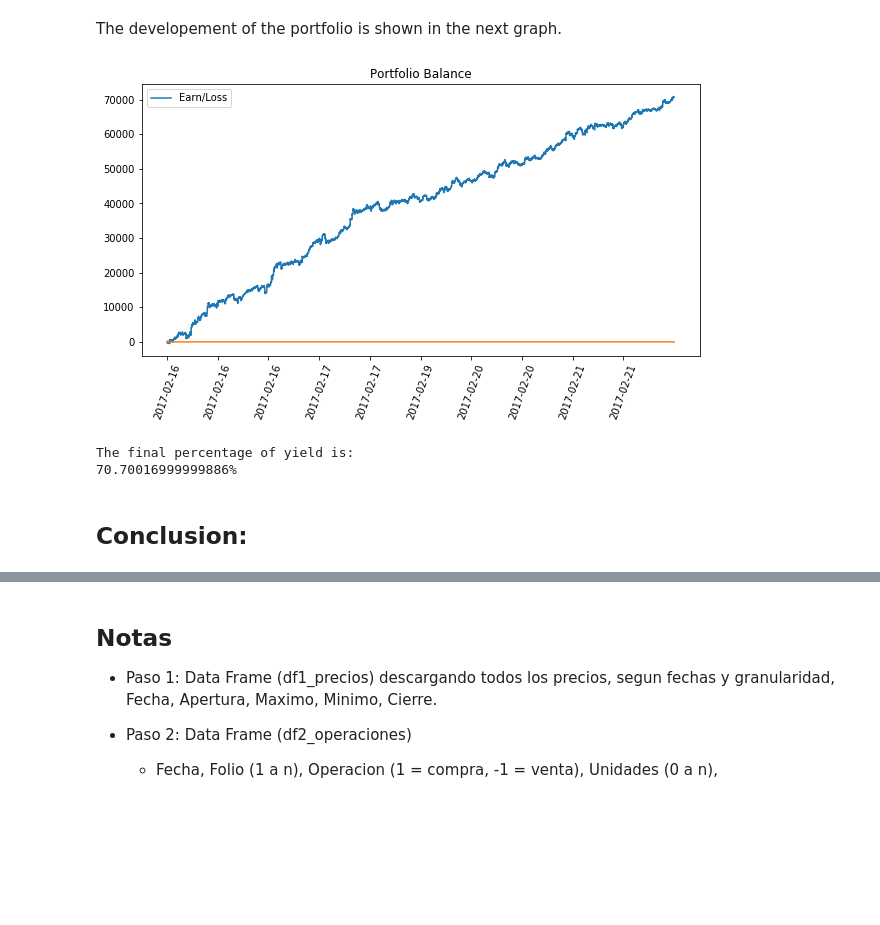
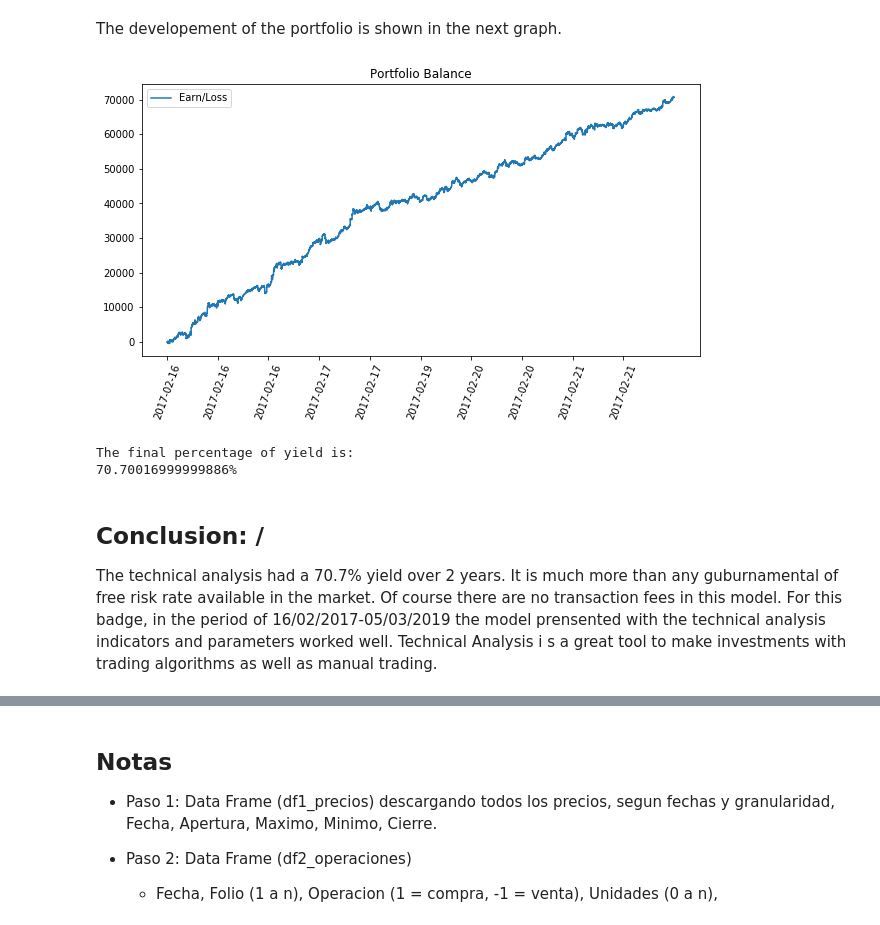
Before and after one commit to valenescobar/lab1_p1_eq4, a Jupyter notebook: lab2_pt1_eq3.ipynb, the cells around one changed output, grey strips where cells are left out. Cells and saved outputs as stored; diff of their text form; code cells hidden in the pictures; blank space fills up the shorter version.

```diff
--- a/lab2_pt1_eq3.ipynb
+++ b/lab2_pt1_eq3.ipynb
@@ -467,13 +467,12 @@ The developement of the portfolio is shown in the next graph.
 # %%
 # -- Stochastic Oscilator Graph -- #
 plt.figure(4, figsize=(10, 5))
 plt.title('Portfolio Balance')
 plt.plot(df3_Acc['Earn/Loss'], label='Earn/Loss')
-plt.plot(np.ones(len(df1_Prices))*0)
 plt.xticks(rotation=70)
 plt.xticks(np.arange(0, len(df1_Prices), len(df1_Prices)/n_tick), d)
 plt.legend()
 plt.show()
 # %% [output]
-[figure, old version]
+[figure, new version]
 # %%
@@ -484,7 +484,8 @@ print(str(yield_*Units/Cap_In*100) + '%')
 # %% [output]
 The final percentage of yield is:
 70.70016999999886%
-# %% [markdown]
-## Conclusion:
+# %% [markdown]
+## Conclusion: /
+The technical analysis had a 70.7% yield over 2 years. It is much more than any guburnamental of free risk rate available in the market. Of course there are no transaction fees in this model. For this badge, in the period of 16/02/2017-05/03/2019 the model prensented with the technical analysis indicators and parameters worked well. Technical Analysis i s a great tool to make investments with trading algorithms as well as manual trading.
 # %% [markdown]
 ## Indicators Functions from Technical Analysis Library(ta) -- #
```
Also changed, not shown: parts of 9 cells of this notebook.
